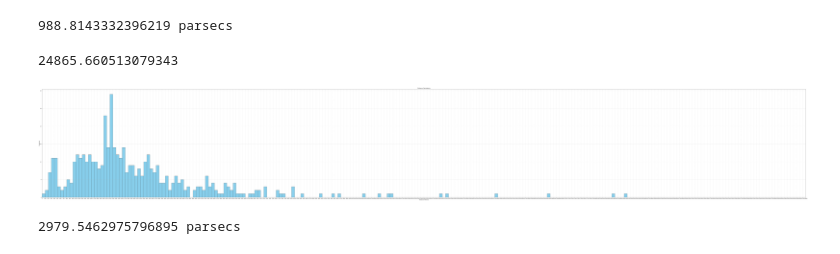
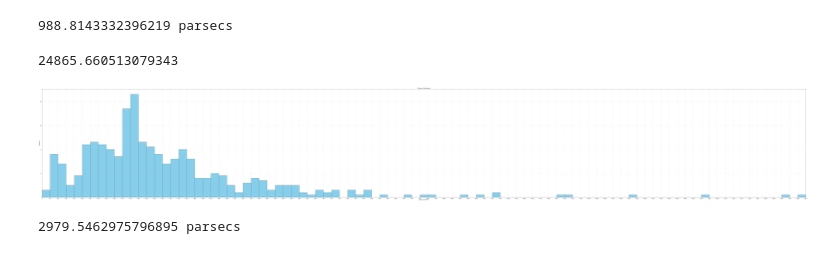
Before and after one commit to MuhammadArshad123/NGC1245, a Jupyter notebook: distance.ipynb, the cells around one changed output. Drawn from its saved outputs; the diff is of its cells as text; code cells hidden in the pictures.

```diff
--- a/distance.ipynb
+++ b/distance.ipynb
@@ -77,27 +76,27 @@ np.max(allDistances)
 # %% [output]
 24865.660513079343
 # %%
-bin_spacing = 100
+bin_spacing = 200
 
 # Calculate the number of bins based on the bin spacing
-num_bins = int((max(allDistances) - 0) / bin_spacing)
+num_bins = int(19000 / bin_spacing)
 
 plt.figure(figsize=(140, 20))
 n, bins, patches = plt.hist(allDistances, bins=num_bins, range=(0, num_bins * bin_spacing), color='skyblue', edgecolor='black')
 plt.xlabel('Distances (Parsecs)')
 plt.ylabel('Frequency')
 plt.title('Distance Calculations')
 
 # Set the x-axis limits and tick locations
 plt.xlim(0, num_bins * bin_spacing)
 plt.xticks(np.arange(0, (num_bins + 1) * bin_spacing, bin_spacing))
 
 # Show gridlines aligned with both major and minor ticks
 plt.grid(which='both', linestyle='--', linewidth=0.5)
 plt.savefig('DistanceComputation.pdf', format='pdf', bbox_inches='tight')
 plt.show()
 # %% [output]
-[figure, old version]
+[figure, new version]
 # %%
 #Weighted Average
 Distance = (223*FDistance + 124*ADistance)/(223+124)
```
Also changed, not shown: parts of 1 cell of this notebook, 1 other file.
